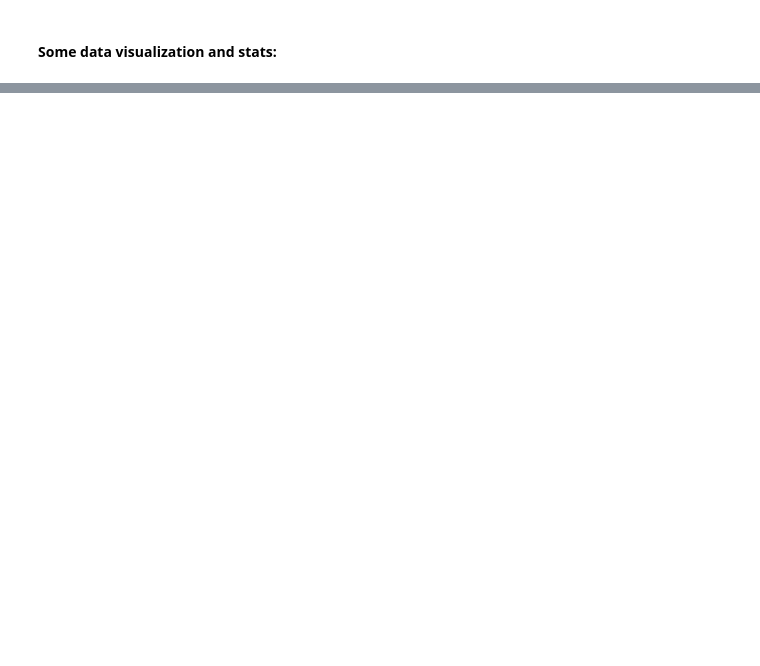
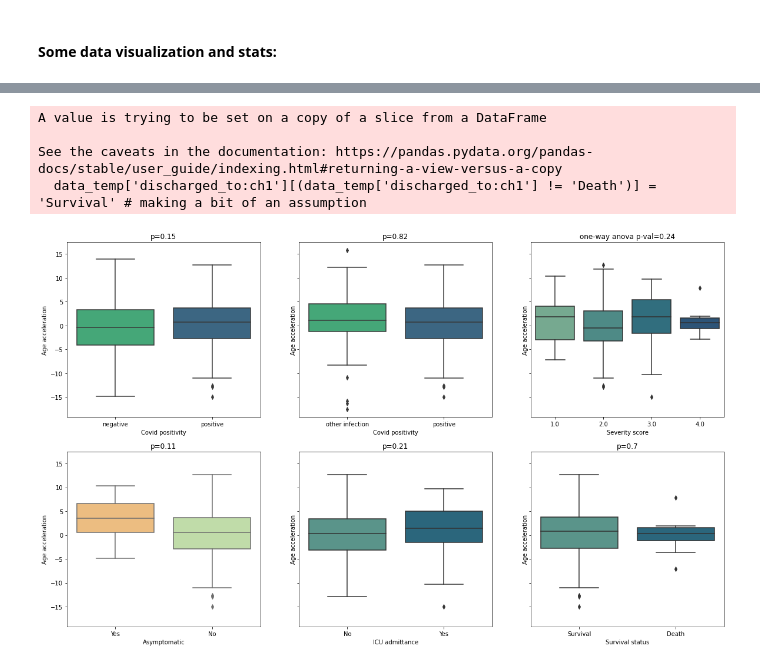
Before and after one commit to Olya-M/covid-epigenetic-age, a Jupyter notebook: preprocessing_2_and_analysis.ipynb, the cells around one changed output, grey strips where cells are left out. Drawn from its saved outputs; the diff is of its cells as text; code cells hidden in the pictures; blank space fills up the shorter version.

```diff
--- a/preprocessing_2_and_analysis.ipynb
+++ b/preprocessing_2_and_analysis.ipynb
@@ -492,0 +186,77 @@ data_meta
+# %%
+fig, axs = plt.subplots(2,3, figsize=(20, 12), sharey=True)
+
+# plot 1
+covid_negative = data.diffs[data['covid_status:ch1'] == 'negative']
+covid_positive = data.diffs[data['covid_status:ch1'] == 'positive']
+p_val_0 = stats.ttest_ind(covid_negative, covid_positive).pvalue
+sns.boxplot(ax=axs[0,0], x=data['covid_status:ch1'][data['covid_status:ch1'] != 'other infection'],
+            y=data['diffs'][data['covid_status:ch1'] != 'other infection'],
+            palette='viridis_r'
+           )
+axs[0,0].set(xlabel = 'Covid positivity',ylabel='Age acceleration')
+axs[0,0].set_title(('p={:.2g}').format(p_val_0))
+
+# plot 2
+covid_negative_other = data.diffs[data['covid_status:ch1'] == 'other infection']
+covid_positive = data.diffs[data['covid_status:ch1'] == 'positive']
+p_val_1 = stats.ttest_ind(covid_negative_other, covid_positive).pvalue
+sns.boxplot(ax=axs[0,1], x=data['covid_status:ch1'][data['covid_status:ch1'] != 'negative'],
+            y=data['diffs'][data['covid_status:ch1'] != 'negative'],
+            order=['other infection', 'positive'],
+            palette='viridis_r'
+           )
+axs[0,1].set(xlabel = 'Covid positivity', ylabel='Age acceleration')
+axs[0,1].set_title(('p={:.2g}').format(p_val_1))
+
+# plot 3
+severity = data['severity score:ch1'][data['severity score:ch1'].notna()]
+epi_diffs = data['diffs'][data['severity score:ch1'].notna()]
+data_stats = data.groupby(by=[data['severity score:ch1']])['diffs']
+anova_p_val = stats.f_oneway(*data_stats.apply(list).tolist())[1]
+sns.boxplot(ax=axs[0,2], x=severity,y=epi_diffs,palette='crest')
+axs[0,2].set(xlabel = 'Severity score', ylabel='Age acceleration')
+axs[0,2].set_title(('one-way anova p-val={:.2g}').format(anova_p_val))
+
+# plot 4
+asymptomatic = data['diffs'][(data['patient_asymptomatic:ch1'] == 'Yes')& (data['covid_status:ch1'] == 'positive')]
+symptomatic = data['diffs'][(data['patient_asymptomatic:ch1'] == 'No')& (data['covid_status:ch1'] == 'positive')]
+p_val_3 = stats.ttest_ind(asymptomatic, symptomatic).pvalue
+sns.boxplot(ax=axs[1,0], x=data['patient_asymptomatic:ch1'][data['covid_status:ch1'] == 'positive'],
+            y=data['diffs'][data['covid_status:ch1'] == 'positive'],
+            order = ['Yes','No'],
+            palette='Spectral'
+           )
+axs[1,0].set(xlabel = 'Asymptomatic', ylabel='Age acceleration')
+axs[1,0].set_title(('p={:.2g}').format(p_val_3))
+
+# plot 5
+not_admitted_to_icu = data['diffs'][(data['admitted_to_icu:ch1'] == 'No')& (data['covid_status:ch1'] == 'positive')]
+admitted_to_icu = data['diffs'][(data['admitted_to_icu:ch1'] == 'Yes')& (data['covid_status:ch1'] == 'positive')]
+p_val_2 = stats.ttest_ind(not_admitted_to_icu, admitted_to_icu).pvalue
+sns.boxplot(ax=axs[1,1], x=data['admitted_to_icu:ch1'][data['covid_status:ch1'] == 'positive'],
+            y=data['diffs'][data['covid_status:ch1'] == 'positive'],
+            palette='crest'
+           )
+axs[1,1].set(xlabel = 'ICU admittance',ylabel='Age acceleration')
+axs[1,1].set_title(('p={:.2g}').format(p_val_2))
+
+# plot 6
+data_temp = data[data['covid_status:ch1'] == 'positive'].copy()
+data_temp['discharged_to:ch1'][(data_temp['discharged_to:ch1'] != 'Death')] = 'Survival' # making a bit of an assumption
+survived = data_temp['diffs'][(data_temp['discharged_to:ch1'] != 'Death')]
+died = data_temp['diffs'][(data_temp['discharged_to:ch1'] == 'Death')]
+p_val_4 = stats.ttest_ind(survived, died).pvalue
+sns.boxplot(ax=axs[1,2], x=data_temp['discharged_to:ch1'][data_temp['covid_status:ch1'] == 'positive'],
+            y=data_temp['diffs'][data_temp['covid_status:ch1'] == 'positive'],
+            palette='crest'
+           )
+axs[1,2].set(xlabel = 'Survival status', ylabel='Age acceleration')
+axs[1,2].set_title(('p={:.2g}').format(p_val_4))
+_ = plt.plot()
+# %% [output]
+A value is trying to be set on a copy of a slice from a DataFrame
+
+See the caveats in the documentation: https://pandas.pydata.org/pandas-docs/stable/user_guide/indexing.html#returning-a-view-versus-a-copy
+  data_temp['discharged_to:ch1'][(data_temp['discharged_to:ch1'] != 'Death')] = 'Survival' # making a bit of an assumption
+[figure, added]
```
Also changed, not shown: parts of 40 cells of this notebook.
